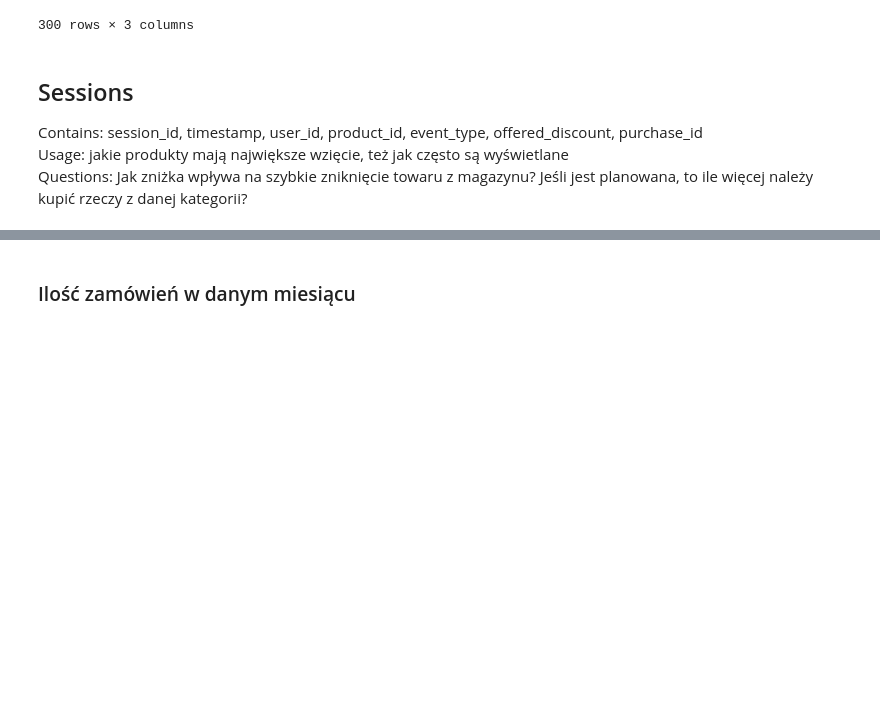
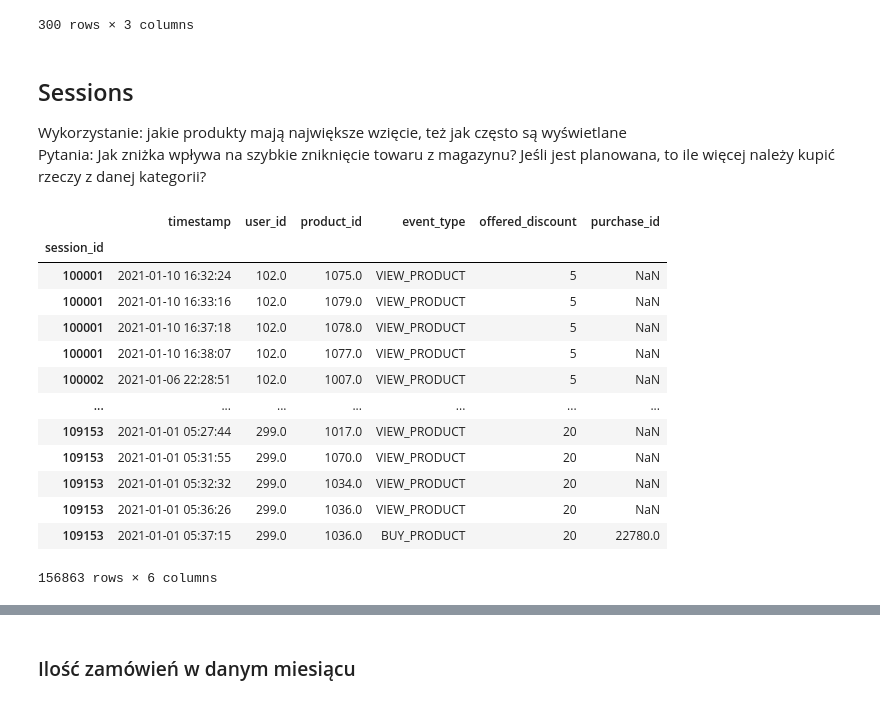
Before and after one commit to Rolkarolka/Delivery-optimization, a Jupyter notebook: notebooks/data_analysis.ipynb, the cells around one changed output, grey strips where cells are left out. Saved outputs shown, nothing was run; the diff lists cells and outputs as text; code cells hidden in the pictures; blank space fills up the shorter version.

```diff
--- a/notebooks/data_analysis.ipynb
+++ b/notebooks/data_analysis.ipynb
@@ -77,6 +66,24 @@ df
 300 rows × 3 columns
 # %% [markdown]
 ## Sessions
-Contains: session_id, timestamp, user_id, product_id, event_type, offered_discount, purchase_id
-Usage: jakie produkty mają największe wzięcie, też jak często są wyświetlane
-Questions: Jak zniżka wpływa na szybkie zniknięcie towaru z magazynu? Jeśli jest planowana, to ile więcej należy kupić rzeczy z danej kategorii?
+Wykorzystanie: jakie produkty mają największe wzięcie, też jak często są wyświetlane
+Pytania: Jak zniżka wpływa na szybkie zniknięcie towaru z magazynu? Jeśli jest planowana, to ile więcej należy kupić rzeczy z danej kategorii?
+# %%
+sessions_df = pd.read_json("./../data/raw/sessions.jsonl", lines=True)
+sessions_df.set_index('session_id', inplace=True)
+sessions_df
+# %% [output]
+|  | timestamp | user_id | product_id | event_type | offered_discount | purchase_id |
+| session_id |  |  |  |  |  |  |
+| 100001 | 2021-01-10 16:32:24 | 102.0 | 1075.0 | VIEW_PRODUCT | 5 | NaN |
+| 100001 | 2021-01-10 16:33:16 | 102.0 | 1079.0 | VIEW_PRODUCT | 5 | NaN |
+| 100001 | 2021-01-10 16:37:18 | 102.0 | 1078.0 | VIEW_PRODUCT | 5 | NaN |
+| 100001 | 2021-01-10 16:38:07 | 102.0 | 1077.0 | VIEW_PRODUCT | 5 | NaN |
+| 100002 | 2021-01-06 22:28:51 | 102.0 | 1007.0 | VIEW_PRODUCT | 5 | NaN |
+| ... | ... | ... | ... | ... | ... | ... |
+| 109153 | 2021-01-01 05:27:44 | 299.0 | 1017.0 | VIEW_PRODUCT | 20 | NaN |
+| 109153 | 2021-01-01 05:31:55 | 299.0 | 1070.0 | VIEW_PRODUCT | 20 | NaN |
+| 109153 | 2021-01-01 05:32:32 | 299.0 | 1034.0 | VIEW_PRODUCT | 20 | NaN |
+| 109153 | 2021-01-01 05:36:26 | 299.0 | 1036.0 | VIEW_PRODUCT | 20 | NaN |
+| 109153 | 2021-01-01 05:37:15 | 299.0 | 1036.0 | BUY_PRODUCT | 20 | 22780.0 |
+156863 rows × 6 columns
```
Also changed, not shown: parts of 22 cells of this notebook, 3 other files.
